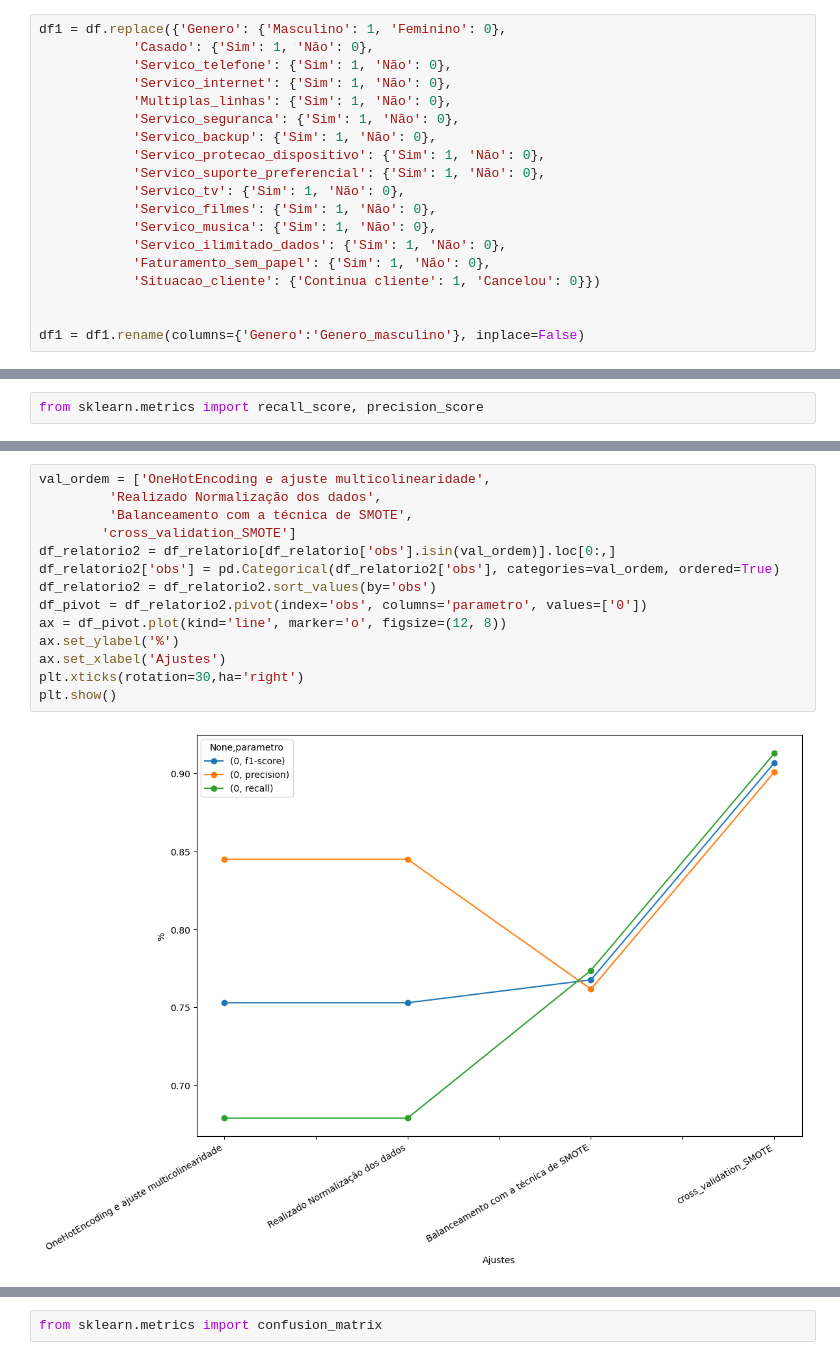
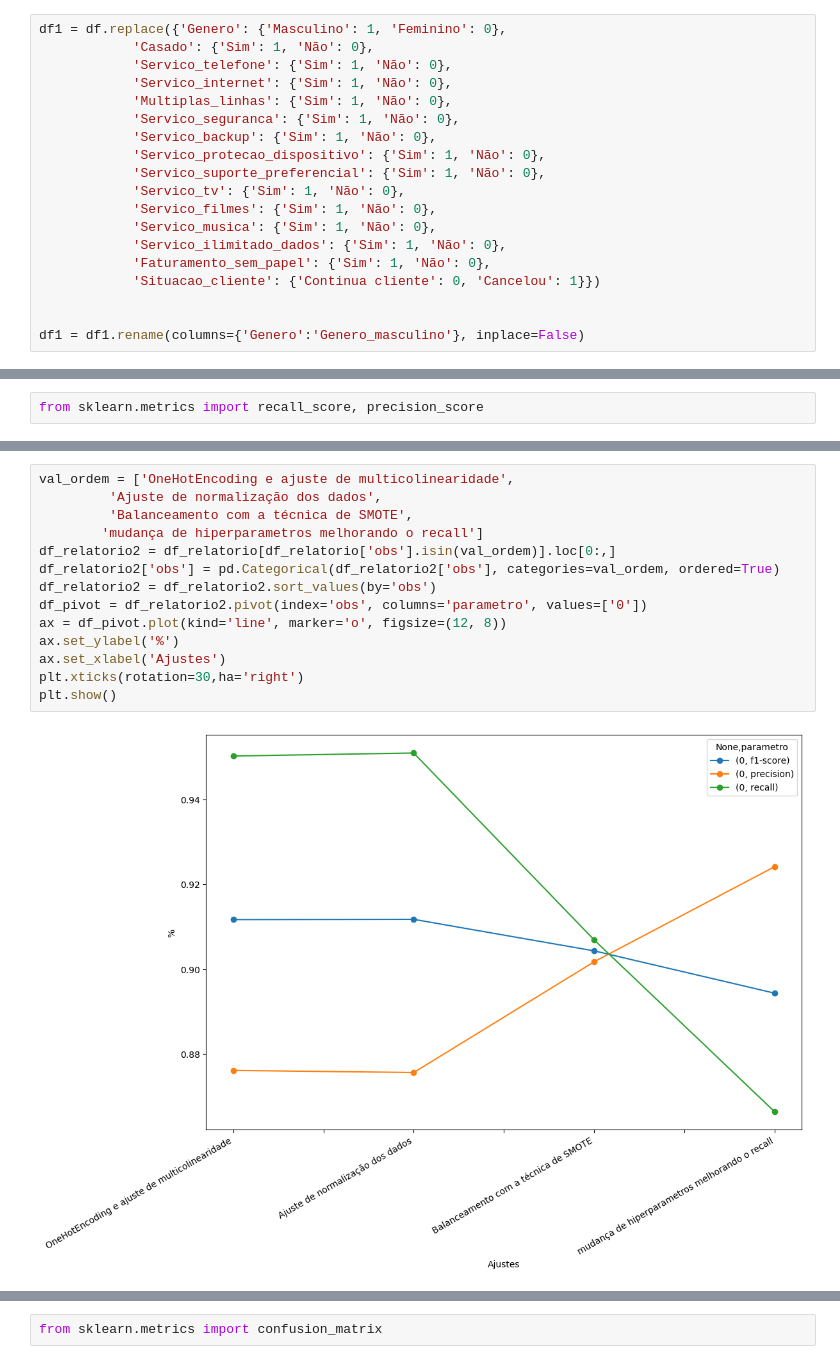
Before and after one commit to JuniorNS96/TCC, a Jupyter notebook: main.ipynb, the cells around one changed output, grey strips where cells are left out. Saved outputs shown, nothing was run; the diff lists cells and outputs as text.

```diff
--- a/main.ipynb
+++ b/main.ipynb
@@ -1210,7 +1210,7 @@ df1 = df.replace({'Genero': {'Masculino': 1, 'Feminino': 0},
             'Servico_musica': {'Sim': 1, 'Não': 0},
             'Servico_ilimitado_dados': {'Sim': 1, 'Não': 0},
             'Faturamento_sem_papel': {'Sim': 1, 'Não': 0},
-            'Situacao_cliente': {'Continua cliente': 1, 'Cancelou': 0}})
+            'Situacao_cliente': {'Continua cliente': 0, 'Cancelou': 1}})
 
 
 df1 = df1.rename(columns={'Genero':'Genero_masculino'}, inplace=False)
@@ -1724,19 +1729,19 @@ plt.show()
 # %%
-val_ordem = ['OneHotEncoding e ajuste multicolinearidade',
-         'Realizado Normalização dos dados',
+val_ordem = ['OneHotEncoding e ajuste de multicolinearidade',
+         'Ajuste de normalização dos dados',
          'Balanceamento com a técnica de SMOTE',
-        'cross_validation_SMOTE']
+        'mudança de hiperparametros melhorando o recall']
 df_relatorio2 = df_relatorio[df_relatorio['obs'].isin(val_ordem)].loc[0:,]
 df_relatorio2['obs'] = pd.Categorical(df_relatorio2['obs'], categories=val_ordem, ordered=True)
 df_relatorio2 = df_relatorio2.sort_values(by='obs')
 df_pivot = df_relatorio2.pivot(index='obs', columns='parametro', values=['0'])
 ax = df_pivot.plot(kind='line', marker='o', figsize=(12, 8))
 ax.set_ylabel('%')
 ax.set_xlabel('Ajustes')
 plt.xticks(rotation=30,ha='right')
 plt.show()
 # %% [output]
-[figure, old version]
+[figure, new version]
 # %%
 from sklearn.metrics import roc_curve, auc
 
```
Also changed, not shown: parts of 28 cells of this notebook.
